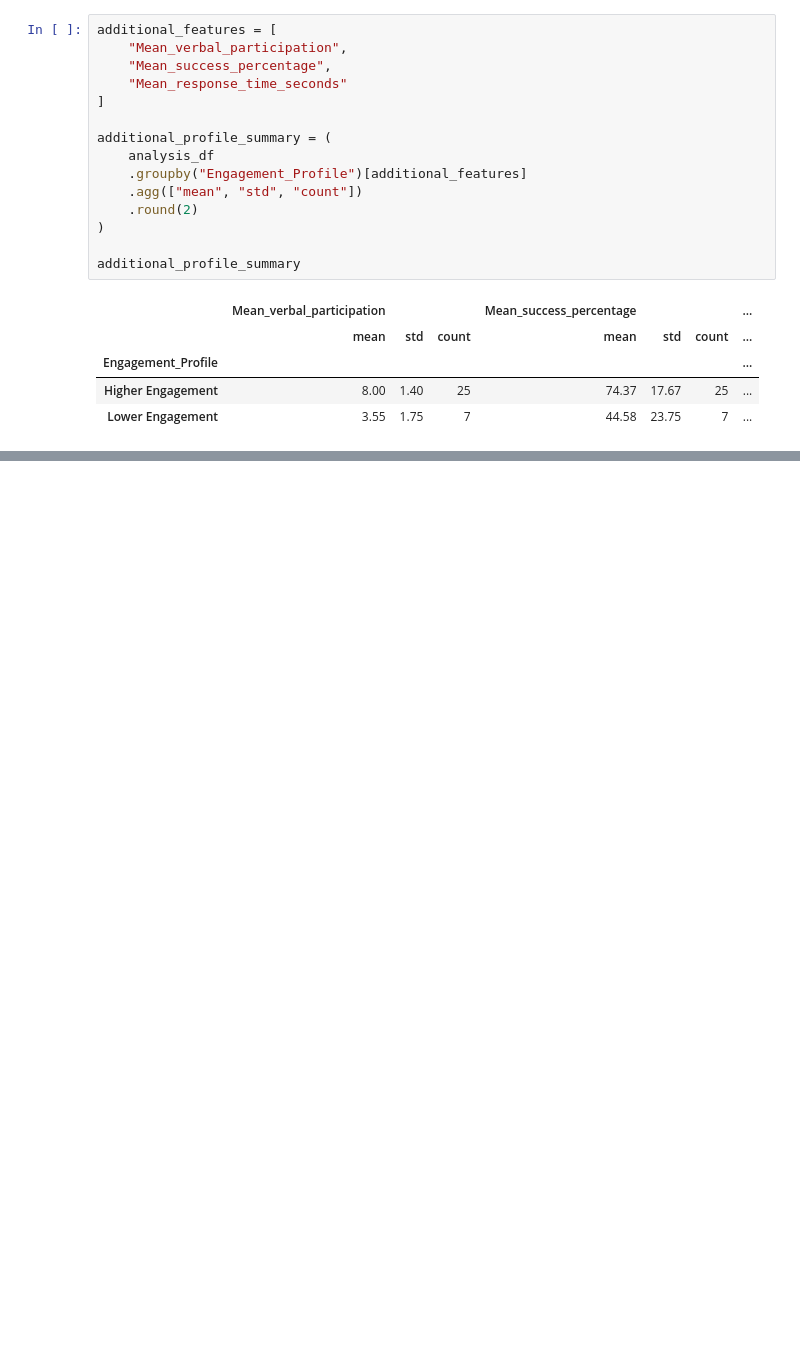
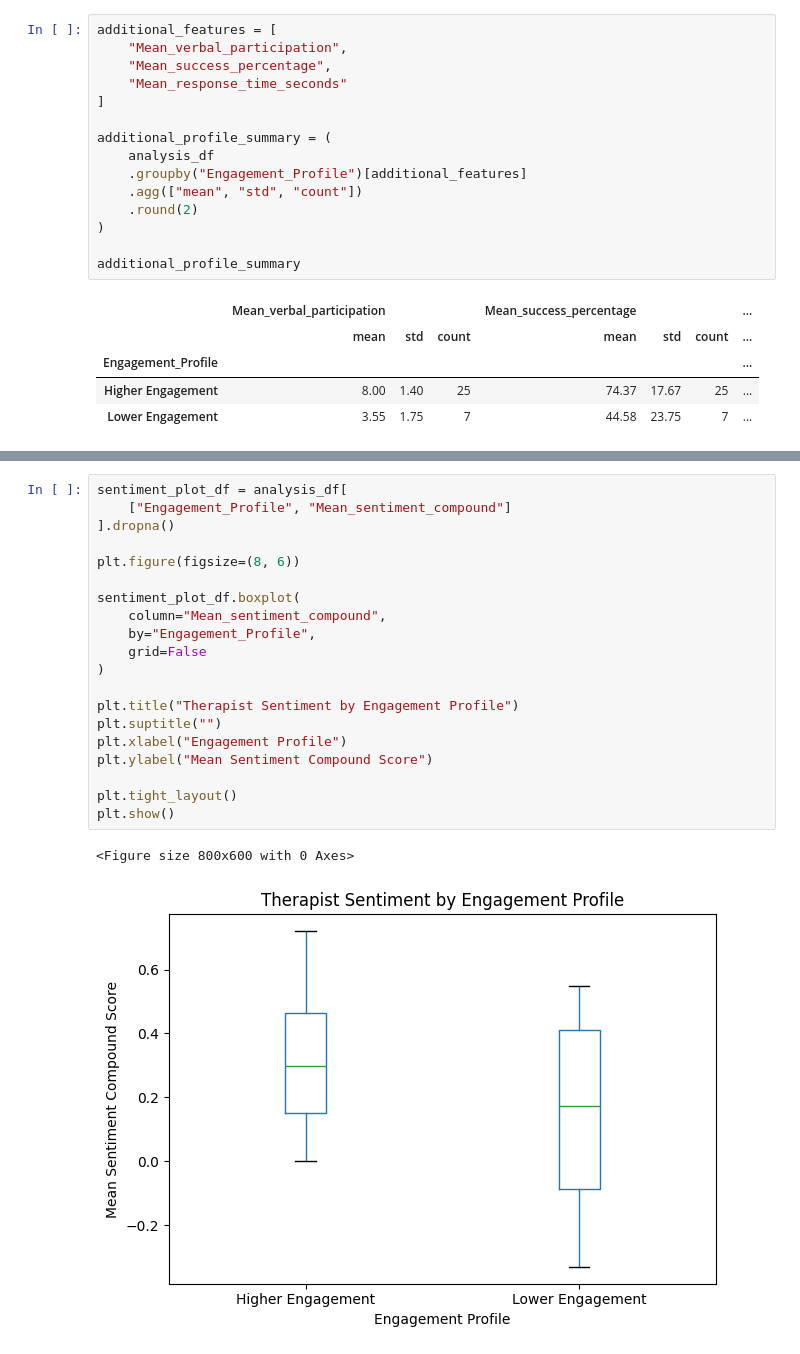
Before and after one commit to PuspitaGoswami/asd-interventions, a Jupyter notebook: notebooks/05_profile_interpretation.ipynb, the cells around one changed output, grey strips where cells are left out. Drawn from its saved outputs; the diff is of its cells as text; blank space fills up the shorter version.

Commit message:
Add sentiment comparison across engagement profiles

```diff
--- a/notebooks/05_profile_interpretation.ipynb
+++ b/notebooks/05_profile_interpretation.ipynb
@@ -354,0 +379,23 @@ additional_profile_summary
+# %%
+sentiment_plot_df = analysis_df[
+    ["Engagement_Profile", "Mean_sentiment_compound"]
+].dropna()
+
+plt.figure(figsize=(8, 6))
+
+sentiment_plot_df.boxplot(
+    column="Mean_sentiment_compound",
+    by="Engagement_Profile",
+    grid=False
+)
+
+plt.title("Therapist Sentiment by Engagement Profile")
+plt.suptitle("")
+plt.xlabel("Engagement Profile")
+plt.ylabel("Mean Sentiment Compound Score")
+
+plt.tight_layout()
+plt.show()
+# %% [output]
+<Figure size 800x600 with 0 Axes>
+[figure, added]
```
Also changed, not shown: parts of 6 cells of this notebook.
